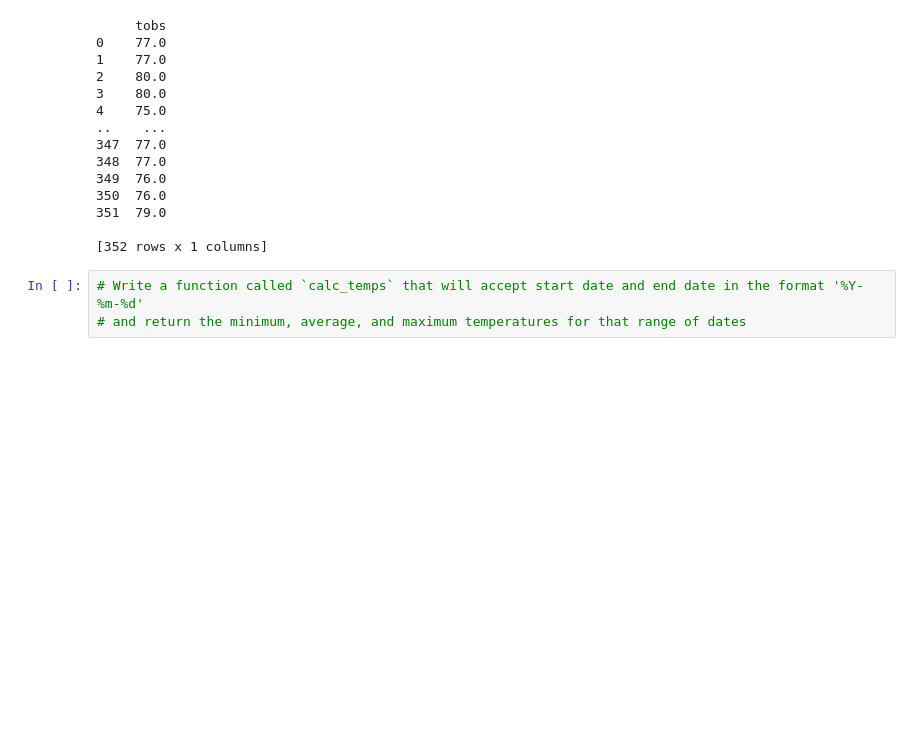
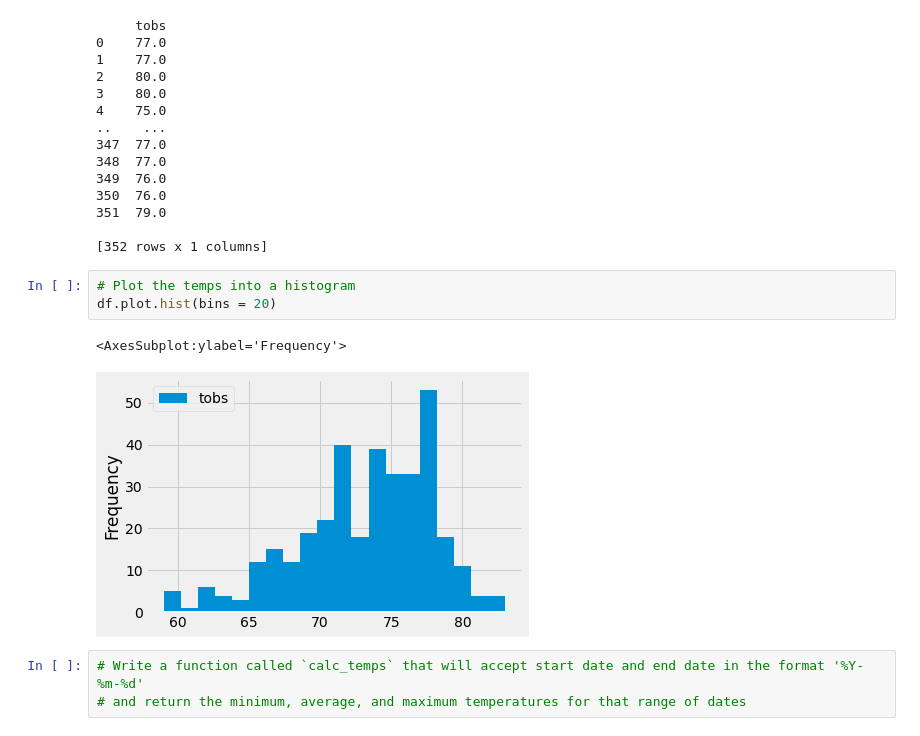
Before and after one commit to bazinga183/surfs_up, a Jupyter notebook: climate_analysis.ipynb, the cells around one changed output. Cells and saved outputs as stored; diff of their text form; blank space fills up the shorter version.

```diff
--- a/climate_analysis.ipynb
+++ b/climate_analysis.ipynb
@@ -127,6 +127,12 @@ print(df)
 351  79.0
 
 [352 rows x 1 columns]
+# %%
+# Plot the temps into a histogram
+df.plot.hist(bins = 20)
+# %% [output]
+<AxesSubplot:ylabel='Frequency'>
+[figure, added]
 # %%
 # Write a function called `calc_temps` that will accept start date and end date in the format '%Y-%m-%d'
 # and return the minimum, average, and maximum temperatures for that range of dates
```
Also changed, not shown: parts of 1 cell of this notebook, 1 other file.
